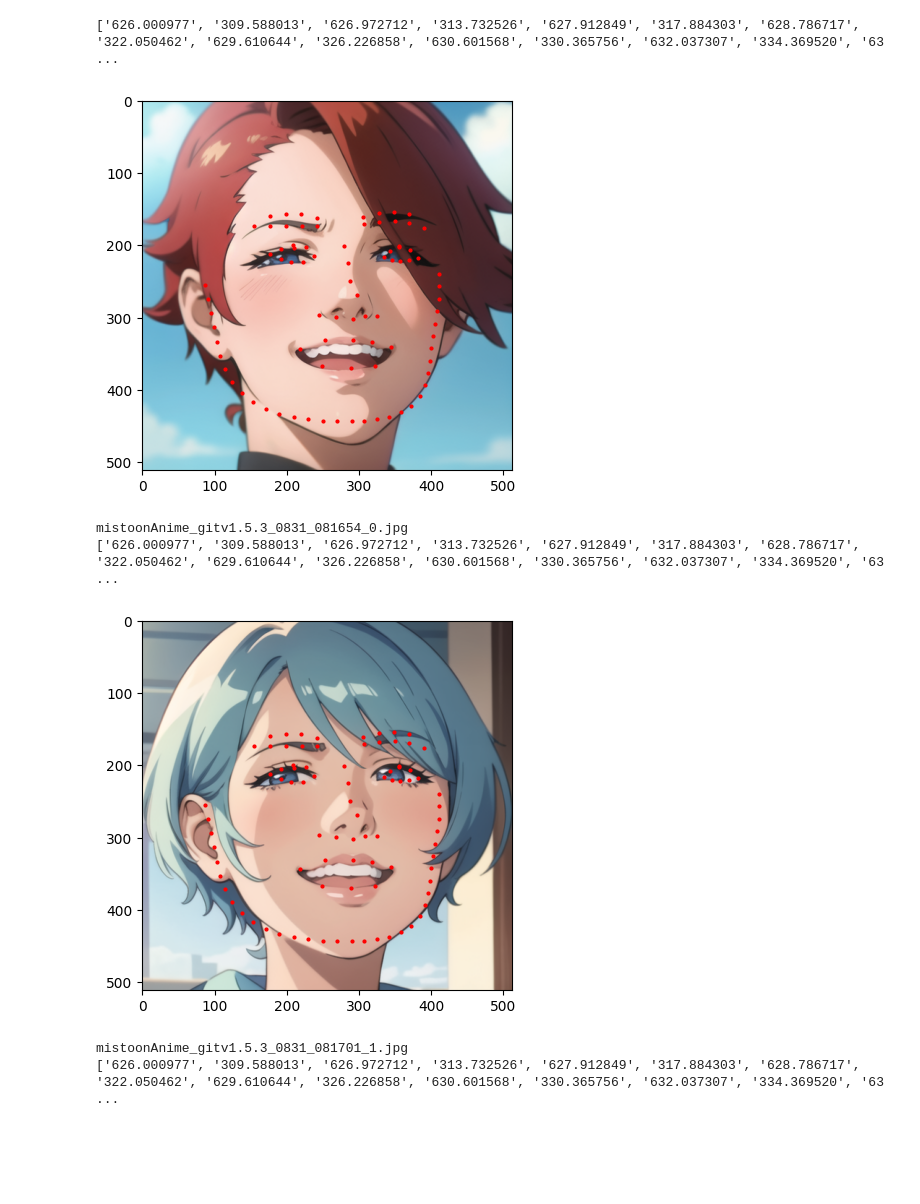
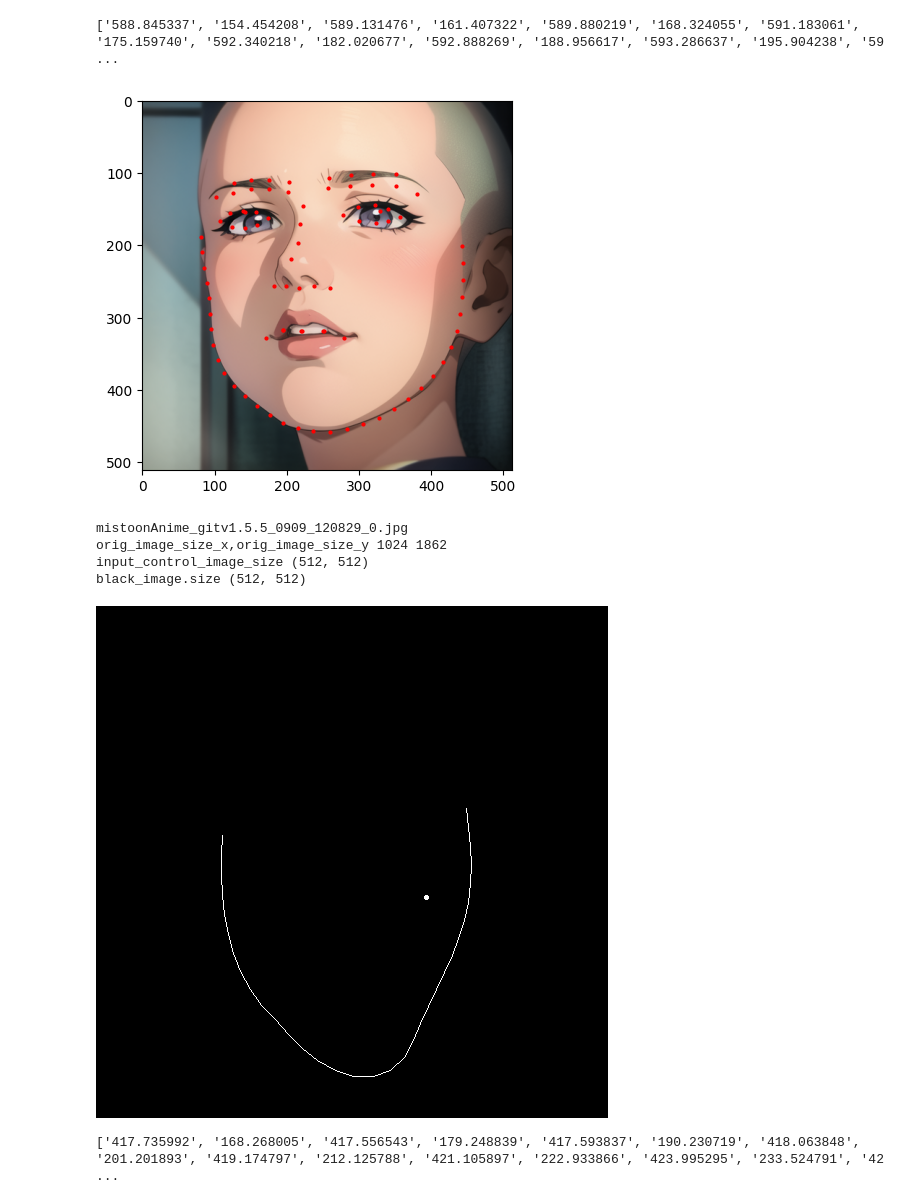
Before and after one commit to waratake2000/NeuralAnimeFaceLineGuider, a Jupyter notebook: source/stable_diffusion_api/image_generate_tester.ipynb, the cells around one changed output. Saved outputs shown, nothing was run; the diff lists cells and outputs as text; code cells hidden in the pictures; blank space fills up the shorter version.

```diff
--- a/source/stable_diffusion_api/image_generate_tester.ipynb
+++ b/source/stable_diffusion_api/image_generate_tester.ipynb
@@ -52,7 +52,7 @@ for i in anotation_data:
     anotation_data_lists.append(i.split(" "))
 
 # stable diffsuion web APIの用意
-api = webuiapi.WebUIApi(host='192.168.0.50', port=7860)
+api = webuiapi.WebUIApi(host='10.8.76.222', port=7860)
 # anotation_data_lists
 # %%
 # anything-v3-fp32
@@ -64,9 +64,9 @@ mergin_per = 0.2
 input_control_image_size = (512,512)
 # プロンプトの用意&生成画像サイズ
 prompts = [
-    "Anime,anime,face",
-    "short hair,quality, eyes, best, winning, detailed, face,  Masterpiece, Award, Quality, solo, quality,1girl, masterpiece, anime,Anime,(perfect anime illustration),kawaii,Kawaii,anime,Anime",
-    "quality,Boy, eyes, best, winning, detailed, face,  Masterpiece, Award, Quality, solo, quality,1boy, masterpiece, anime,Anime,(perfect anime illustration),boy"
+    "Anime,anime,face,skin head,bald,1girl,best, winning, detailed, face,  Masterpiece, Award, Quality, solo, quality,1girl,ear",
+    # "short hair,quality, eyes, best, winning, detailed, face,  Masterpiece, Award, Quality, solo, quality,1girl, masterpiece, anime,Anime,(perfect anime illustration),kawaii,Kawaii,anime,Anime",
+    # "quality,Boy, eyes, best, winning, detailed, face,  Masterpiece, Award, Quality, solo, quality,1boy, masterpiece, anime,Anime,(perfect anime illustration),boy"
 ]
 negative_prompt = "(deformed, distorted, disfigured:1.3), poorly drawn, bad anatomy, wrong anatomy, (mutated hands and fingers:1.4), disconnected limbs, mutation, mutated,(worst quality, low quality:1.3), twins, lowers, jpeg artifacts, low quality"
 # negative_prompt = "lowres, bad anatomy, bad hands, text, error, missing fingers, extra digit, fewer digits, cropped, worst quality, low quality, normal quality, jpeg artifacts, signature, watermark, username, blurry, lowres, bad anatomy, bad hands, text, error, missing fingers, extra digit, fewer digits, cropped, worst quality, low quality, normal quality, jpeg artifacts, signature, watermark, username, blurry, lowres, bad anatomy, bad hands, text, error, worst quality, low quality, normal quality, jpeg artifacts, signature, watermark, username, blurry, ugly, duplicate, morbid, mutilated, extra fingers, mutated hands, poorly drawn hands, poorly drawn feet, poorly drawn face,bad hands, bad arms, missing fingers, missing arms, missing hands, missing digit, missing limbs, extra digit, fewer digits, fused hands, poorly drawn hands, poorly drawn hands, three hands, fewer digits, fused fingers, extra fingers, extra limbs, extra arms, malformed limbs, {{bookshelf}}, {{holding pen}}, {{{curtains}}}"
@@ -229,7 +229,8 @@ black_image.size (512, 512)
-['626.000977', '309.588013', '626.972712', '313.732526', '627.912849', '317.884303', '628.786717', '322.050462', '629.610644', '326.226858', '630.601568', '330.365756', '632.037307', '334.369520', '63 ...
+['588.845337', '154.454208', '589.131476', '161.407322', '589.880219', '168.324055', '591.183061', '175.159740', '592.340218', '182.020677', '592.888269', '188.956617', '593.286637', '195.904238', '59 ...
-[figure, old version]
+[figure, new version]
-mistoonAnime_gitv1.5.3_0831_081654_0.jpg
-['626.000977', '309.588013', '626.972712', '313.732526', '627.912849', '317.884303', '628.786717', '322.050462', '629.610644', '326.226858', '630.601568', '330.365756', '632.037307', '334.369520', '63 ...
+mistoonAnime_gitv1.5.5_0909_120829_0.jpg
+orig_image_size_x,orig_image_size_y 1024 1862
+input_control_image_size (512, 512)
+black_image.size (512, 512)
-[figure, old version]
+[figure, new version]
-mistoonAnime_gitv1.5.3_0831_081701_1.jpg
-['626.000977', '309.588013', '626.972712', '313.732526', '627.912849', '317.884303', '628.786717', '322.050462', '629.610644', '326.226858', '630.601568', '330.365756', '632.037307', '334.369520', '63 ...
+['417.735992', '168.268005', '417.556543', '179.248839', '417.593837', '190.230719', '418.063848', '201.201893', '419.174797', '212.125788', '421.105897', '222.933866', '423.995295', '233.524791', '42 ...
```
Also changed, not shown: parts of 1 cell of this notebook, 2 other files.
